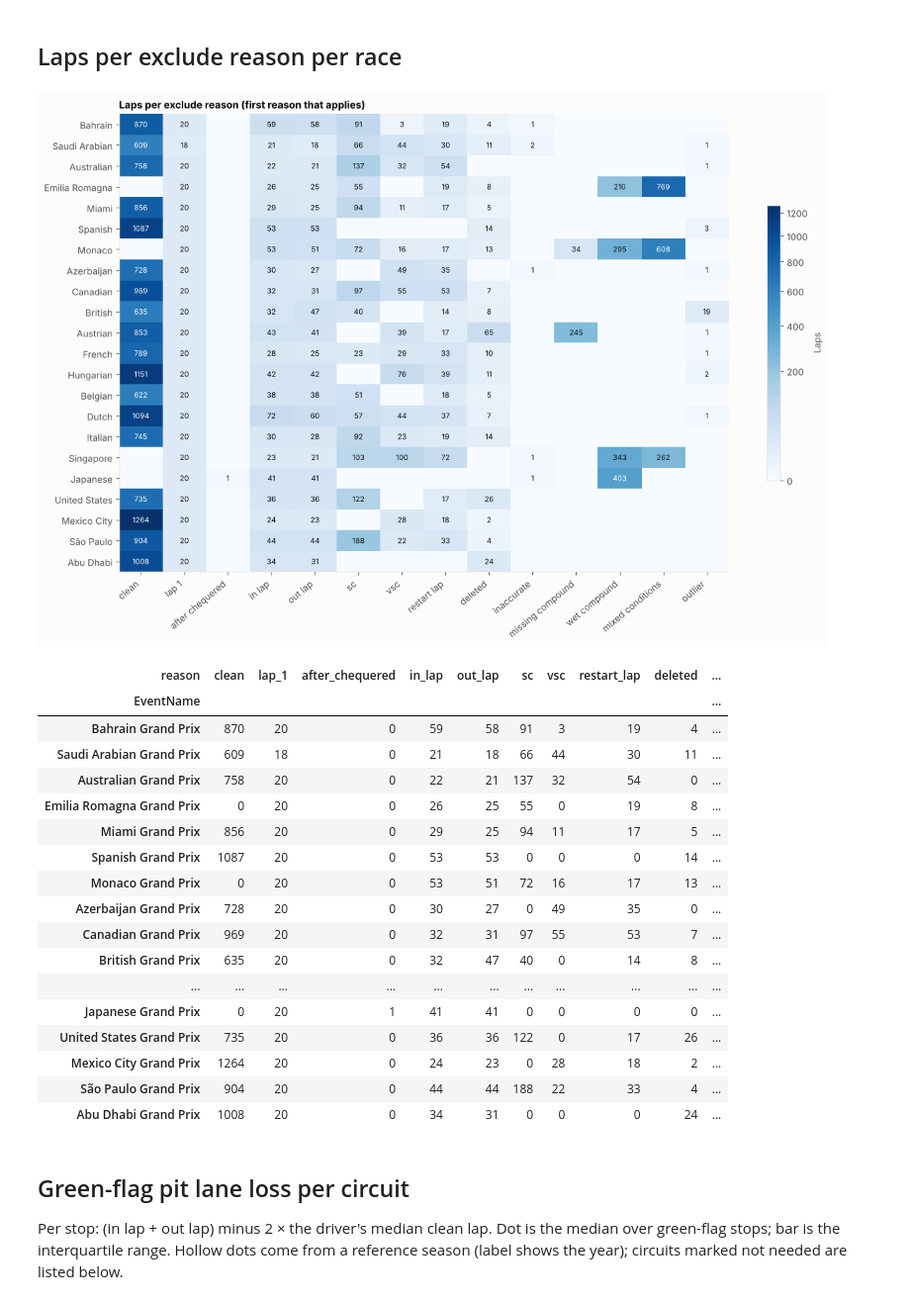
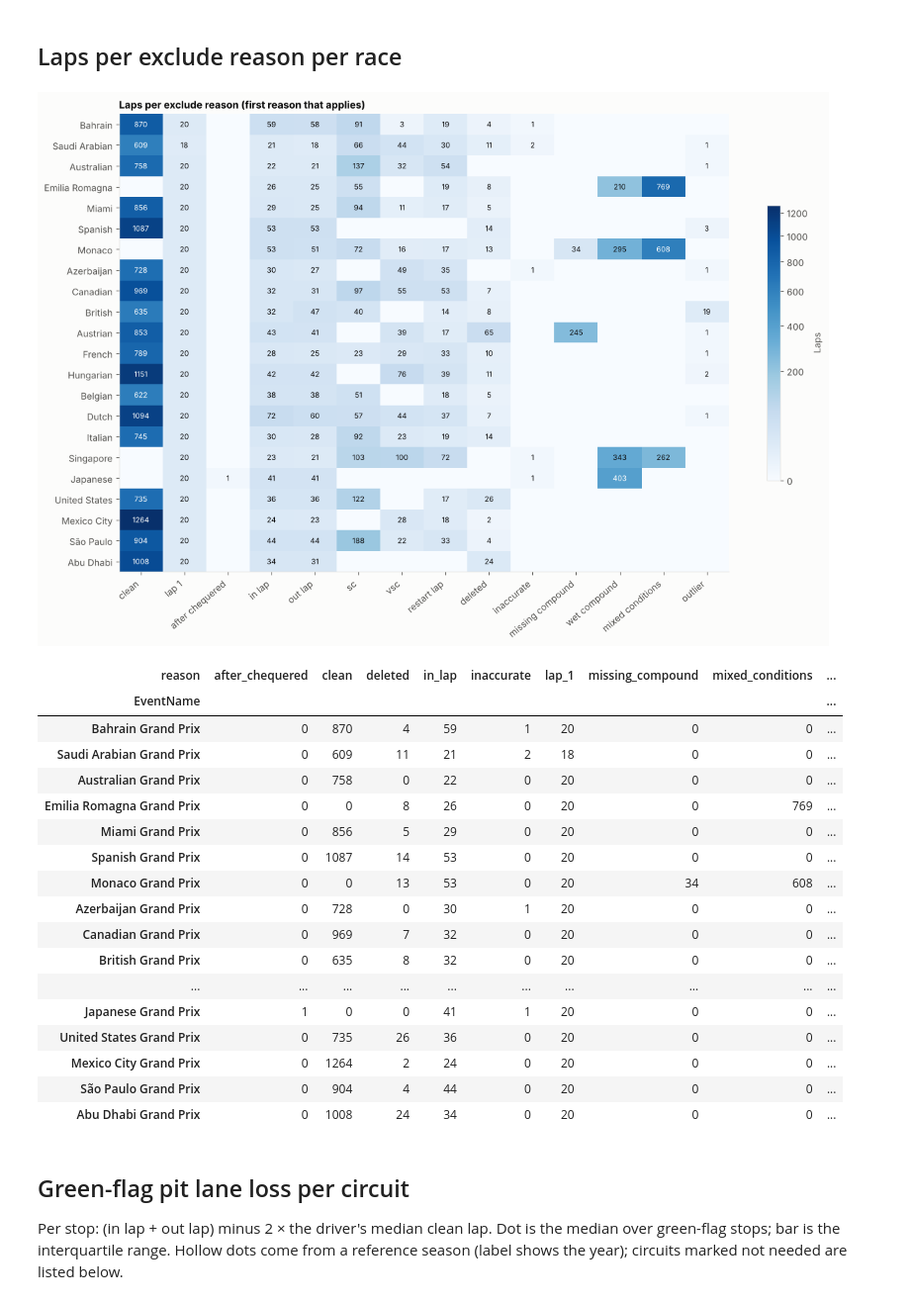
Before and after one commit to tinySage/claude-F1, a Jupyter notebook: notebooks/02_eda.ipynb, the cells around one changed output. Shown at 99% size. Cells and saved outputs as stored; diff of their text form; code cells hidden in the pictures.

```diff
--- a/notebooks/02_eda.ipynb
+++ b/notebooks/02_eda.ipynb
@@ -16,29 +16,18 @@ That is expected and is separated out in Phase 3, so it is not corrected here.
 # %%
 from pathlib import Path
 
-import matplotlib.pyplot as plt
 import numpy as np
 import pandas as pd
 
-from f1strat.clean import EXCLUDE_REASONS, clean_laps, pit_loss
+from f1strat import figure_data as fd
+from f1strat import figures as F
+from f1strat.clean import clean_laps, pit_loss
 from f1strat.data import load_season
 
 FIG_DIR = Path("../reports/figures")
 FIG_DIR.mkdir(parents=True, exist_ok=True)
 
-# Validated categorical palette (dataviz validator, light surface). Hard is blue
-# rather than F1's white so it shows on a light background.
-COMPOUND_COLORS = {"SOFT": "#d9342b", "MEDIUM": "#eda100", "HARD": "#2a78d6"}
-INK, INK_2, GRID, SURFACE = "#0b0b0b", "#52514e", "#e4e3df", "#fcfcfb"
-
-plt.rcParams.update({
-    "figure.facecolor": SURFACE, "axes.facecolor": SURFACE, "savefig.facecolor": SURFACE,
-    "axes.edgecolor": GRID, "axes.labelcolor": INK_2, "xtick.color": INK_2, "ytick.color": INK_2,
-    "axes.grid": True, "grid.color": GRID, "grid.linewidth": 0.6,
-    "axes.spines.top": False, "axes.spines.right": False,
-    "font.size": 10, "axes.titlesize": 11, "axes.titleweight": "bold", "axes.titlecolor": INK,
-    "savefig.dpi": 150, "savefig.bbox": "tight",
-})
+# Figure style and plotting: f1strat.figures (the same functions `pitwall figures` uses).
 
 laps = load_season(2022)
 race = load_season(2022, table="race")
@@ -105,53 +59,29 @@ plt.show()
 # %% [markdown]
 ## Laps per exclude reason per race
 # %%
-counts = (
-    cleaned.assign(reason=cleaned["exclude_reason"].astype("object").fillna("clean"))
-    .pivot_table(index="EventName", columns="reason", values="LapNumber",
-                 aggfunc="size", fill_value=0)
-)
-order = ["clean"] + [r for r in EXCLUDE_REASONS if r in counts.columns]
-counts = counts[order].loc[rounds.values]
-
-fig, ax = plt.subplots(figsize=(13, 8.5))
-im = ax.imshow(counts.to_numpy(), cmap="Blues", aspect="auto",
-               norm=plt.matplotlib.colors.PowerNorm(0.5))
-ax.set_xticks(range(len(order)), [o.replace("_", " ") for o in order], rotation=40, ha="right")
-ax.set_yticks(range(len(counts)), [e.replace(" Grand Prix", "") for e in counts.index])
-ax.grid(False)
-vmax = counts.to_numpy().max()
-for i in range(counts.shape[0]):
-    for j in range(counts.shape[1]):
-        v = counts.iat[i, j]
-        if v:
-            ax.text(j, i, v, ha="center", va="center", fontsize=8,
-                    color="white" if v > 0.3 * vmax else INK)
-ax.set_title("Laps per exclude reason (first reason that applies)", loc="left")
-fig.colorbar(im, ax=ax, shrink=0.6, label="Laps")
-fig.tight_layout()
-fig.savefig(FIG_DIR / "exclude_reasons.png")
-plt.show()
-counts
+excl = fd.exclude_reasons_table()
+F.plot_exclude_reasons(excl, FIG_DIR / "exclude_reasons.png", show=True)
+excl.pivot(index="EventName", columns="reason", values="laps").loc[rounds.values]
 # %% [output]
 [figure]
-| reason | clean | lap_1 | after_chequered | in_lap | out_lap | sc | vsc | restart_lap | deleted | ... |
-| EventName |  |  |  |  |  |  |  |  |  | ... |
-| Bahrain Grand Prix | 870 | 20 | 0 | 59 | 58 | 91 | 3 | 19 | 4 | ... |
-| Saudi Arabian Grand Prix | 609 | 18 | 0 | 21 | 18 | 66 | 44 | 30 | 11 | ... |
-| Australian Grand Prix | 758 | 20 | 0 | 22 | 21 | 137 | 32 | 54 | 0 | ... |
-| Emilia Romagna Grand Prix | 0 | 20 | 0 | 26 | 25 | 55 | 0 | 19 | 8 | ... |
-| Miami Grand Prix | 856 | 20 | 0 | 29 | 25 | 94 | 11 | 17 | 5 | ... |
-| Spanish Grand Prix | 1087 | 20 | 0 | 53 | 53 | 0 | 0 | 0 | 14 | ... |
-| Monaco Grand Prix | 0 | 20 | 0 | 53 | 51 | 72 | 16 | 17 | 13 | ... |
-| Azerbaijan Grand Prix | 728 | 20 | 0 | 30 | 27 | 0 | 49 | 35 | 0 | ... |
-| Canadian Grand Prix | 969 | 20 | 0 | 32 | 31 | 97 | 55 | 53 | 7 | ... |
-| British Grand Prix | 635 | 20 | 0 | 32 | 47 | 40 | 0 | 14 | 8 | ... |
-| ... | ... | ... | ... | ... | ... | ... | ... | ... | ... | ... |
-| Japanese Grand Prix | 0 | 20 | 1 | 41 | 41 | 0 | 0 | 0 | 0 | ... |
-| United States Grand Prix | 735 | 20 | 0 | 36 | 36 | 122 | 0 | 17 | 26 | ... |
-| Mexico City Grand Prix | 1264 | 20 | 0 | 24 | 23 | 0 | 28 | 18 | 2 | ... |
-| São Paulo Grand Prix | 904 | 20 | 0 | 44 | 44 | 188 | 22 | 33 | 4 | ... |
-| Abu Dhabi Grand Prix | 1008 | 20 | 0 | 34 | 31 | 0 | 0 | 0 | 24 | ... |
+| reason | after_chequered | clean | deleted | in_lap | inaccurate | lap_1 | missing_compound | mixed_conditions | ... |
+| EventName |  |  |  |  |  |  |  |  | ... |
+| Bahrain Grand Prix | 0 | 870 | 4 | 59 | 1 | 20 | 0 | 0 | ... |
+| Saudi Arabian Grand Prix | 0 | 609 | 11 | 21 | 2 | 18 | 0 | 0 | ... |
+| Australian Grand Prix | 0 | 758 | 0 | 22 | 0 | 20 | 0 | 0 | ... |
+| Emilia Romagna Grand Prix | 0 | 0 | 8 | 26 | 0 | 20 | 0 | 769 | ... |
+| Miami Grand Prix | 0 | 856 | 5 | 29 | 0 | 20 | 0 | 0 | ... |
+| Spanish Grand Prix | 0 | 1087 | 14 | 53 | 0 | 20 | 0 | 0 | ... |
+| Monaco Grand Prix | 0 | 0 | 13 | 53 | 0 | 20 | 34 | 608 | ... |
+| Azerbaijan Grand Prix | 0 | 728 | 0 | 30 | 1 | 20 | 0 | 0 | ... |
+| Canadian Grand Prix | 0 | 969 | 7 | 32 | 0 | 20 | 0 | 0 | ... |
+| British Grand Prix | 0 | 635 | 8 | 32 | 0 | 20 | 0 | 0 | ... |
+| ... | ... | ... | ... | ... | ... | ... | ... | ... | ... |
+| Japanese Grand Prix | 1 | 0 | 0 | 41 | 1 | 20 | 0 | 0 | ... |
+| United States Grand Prix | 0 | 735 | 26 | 36 | 0 | 20 | 0 | 0 | ... |
+| Mexico City Grand Prix | 0 | 1264 | 2 | 24 | 0 | 20 | 0 | 0 | ... |
+| São Paulo Grand Prix | 0 | 904 | 4 | 44 | 0 | 20 | 0 | 0 | ... |
+| Abu Dhabi Grand Prix | 0 | 1008 | 24 | 34 | 0 | 20 | 0 | 0 | ... |
 # %% [markdown]
 ## Green-flag pit lane loss per circuit
 
```
Also changed, not shown: parts of 3 cells of this notebook, 39 other files.
